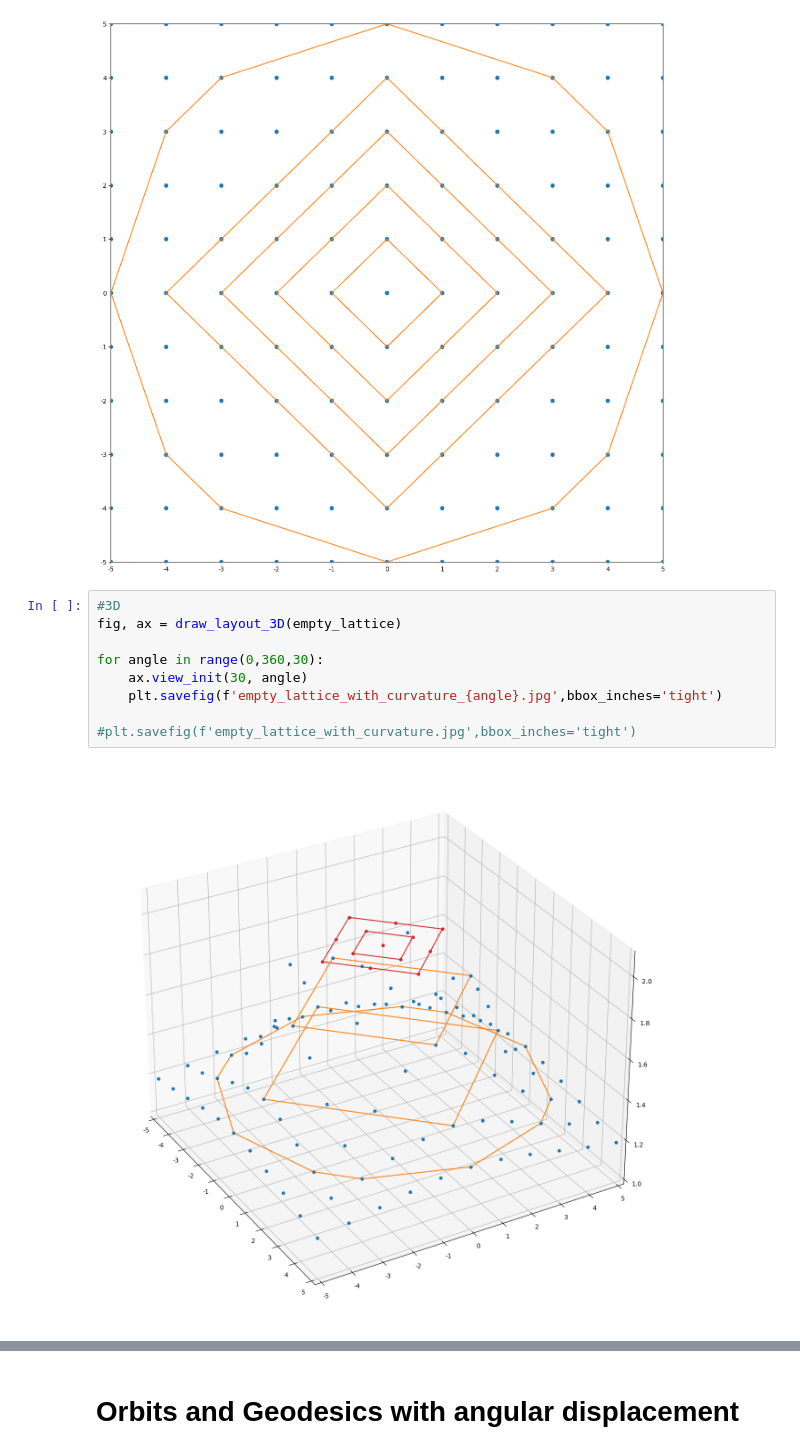
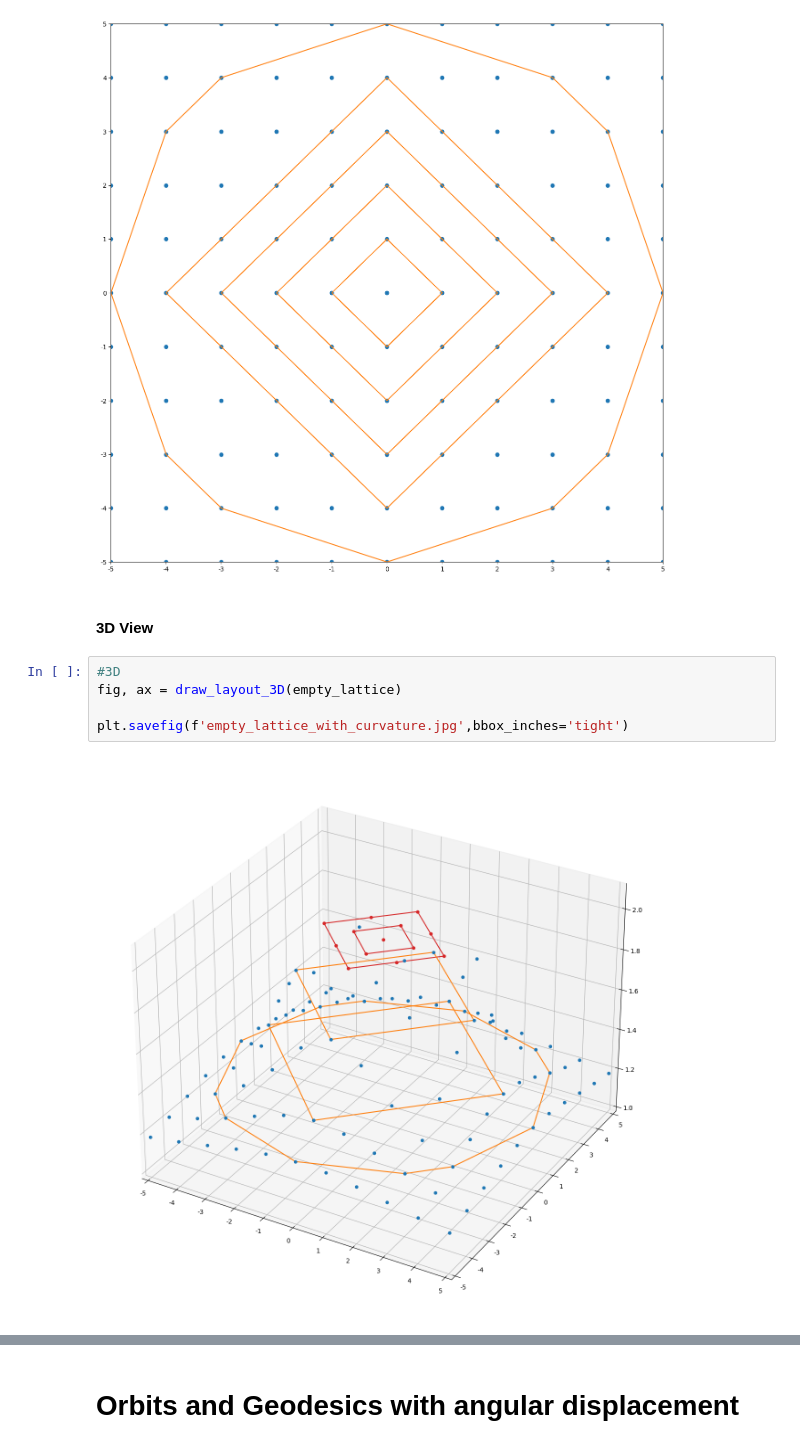
Before and after one commit to SimmeringRook/Cartographer, a Jupyter notebook: 36X/angular copy 2.ipynb, the cells around one changed output, grey strips where cells are left out. Saved outputs shown, nothing was run; the diff lists cells and outputs as text.

```diff
--- a/36X/angular copy 2.ipynb
+++ b/36X/angular copy 2.ipynb
@@ -386,14 +382,12 @@ fig, ax = draw_layout(empty_lattice)
 plt.savefig(f'empty_lattice.jpg',bbox_inches='tight')
 # %% [output]
 [figure]
+# %% [markdown]
+#### 3D View
 # %%
 #3D
 fig, ax = draw_layout_3D(empty_lattice)
 
-for angle in range(0,360,30):
-    ax.view_init(30, angle)
-    plt.savefig(f'empty_lattice_with_curvature_{angle}.jpg',bbox_inches='tight')
-
-#plt.savefig(f'empty_lattice_with_curvature.jpg',bbox_inches='tight')
+plt.savefig(f'empty_lattice_with_curvature.jpg',bbox_inches='tight')
 # %% [output]
-[figure, old version]
+[figure, new version]
```
Also changed, not shown: parts of 4 cells of this notebook.
